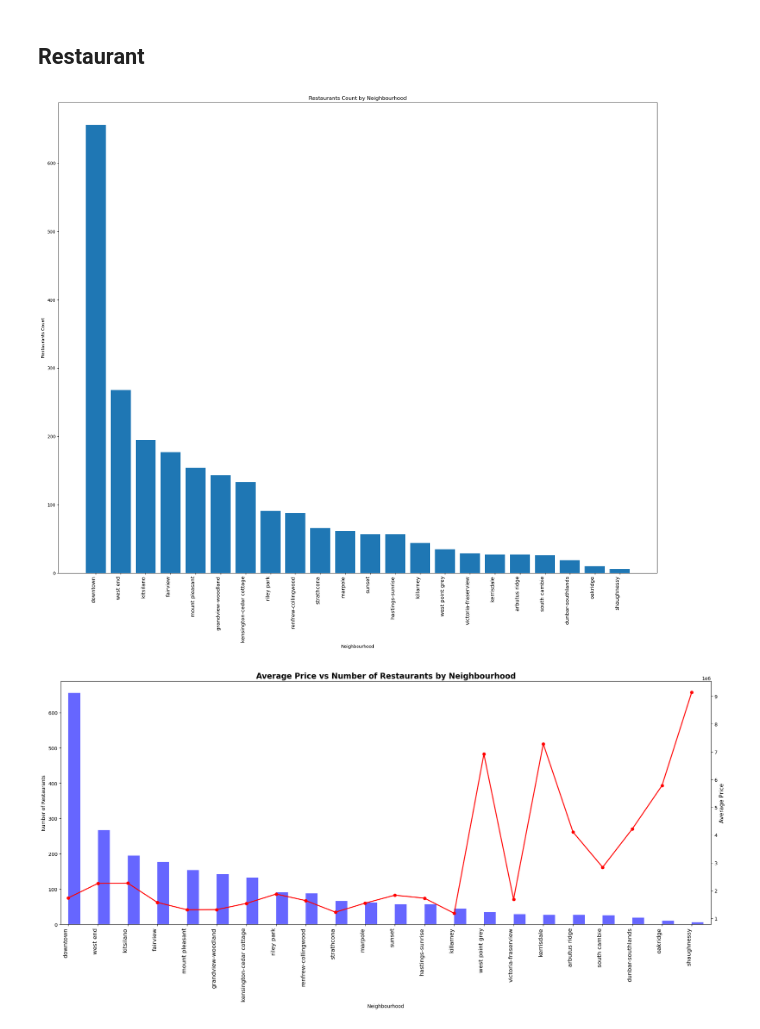
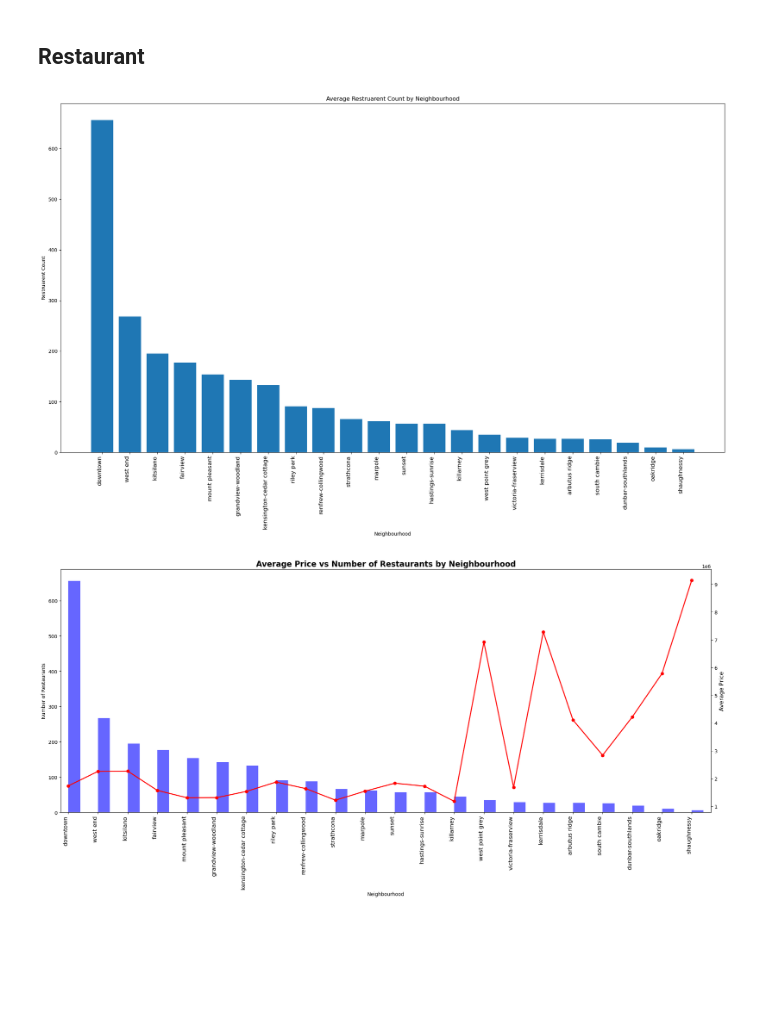
Before and after one commit to Manisha-Gamage/Big-Project---CME538-TechnoSisters, a Jupyter notebook: Codes/EDA/Neatby Feature Vancouver.ipynb, the cells around one changed output. Drawn from its saved outputs; the diff is of its cells as text; code cells hidden in the pictures; blank space fills up the shorter version.

```diff
--- a/Codes/EDA/Neatby Feature Vancouver.ipynb
+++ b/Codes/EDA/Neatby Feature Vancouver.ipynb
@@ -681,17 +681,18 @@ Then Let check how the nearby facilities impact the neighbourhood
 ## Restaurant
 # %%
 # Bar plot
-grouped_data = house_data.groupby('neighbourhood_right')['public_service_counts'].mean()
-plt.figure(figsize=(20, 18))
+grouped_data = house_data.groupby('neighbourhood_right')['restruarent_counts'].mean().sort_values(ascending=False)
+
+plt.figure(figsize=(20, 13))
 plt.bar(grouped_data.index, grouped_data.values)
 plt.xlabel('Neighbourhood')
-plt.ylabel('Restaurants Count')
-plt.title('Restaurants Count by Neighbourhood')
+plt.ylabel('Restruarent Count')  # Updated label to match the data
+plt.title('Average Restruarent Count by Neighbourhood')  # Updated title to match the data
 plt.xticks(rotation=90, ha='right', fontsize=12)
 plt.tight_layout()
 plt.show()
 # %% [output]
-[figure, old version]
+[figure, new version]
 # %%
 neighbourhood_avg_price = house_data.groupby('neighbourhood_right')['price'].mean()
 neighbourhood_restaurant_counts = house_data.groupby('neighbourhood_right')['restruarent_counts'].mean()
```
Also changed, not shown: parts of 10 cells of this notebook, 1 other file.
